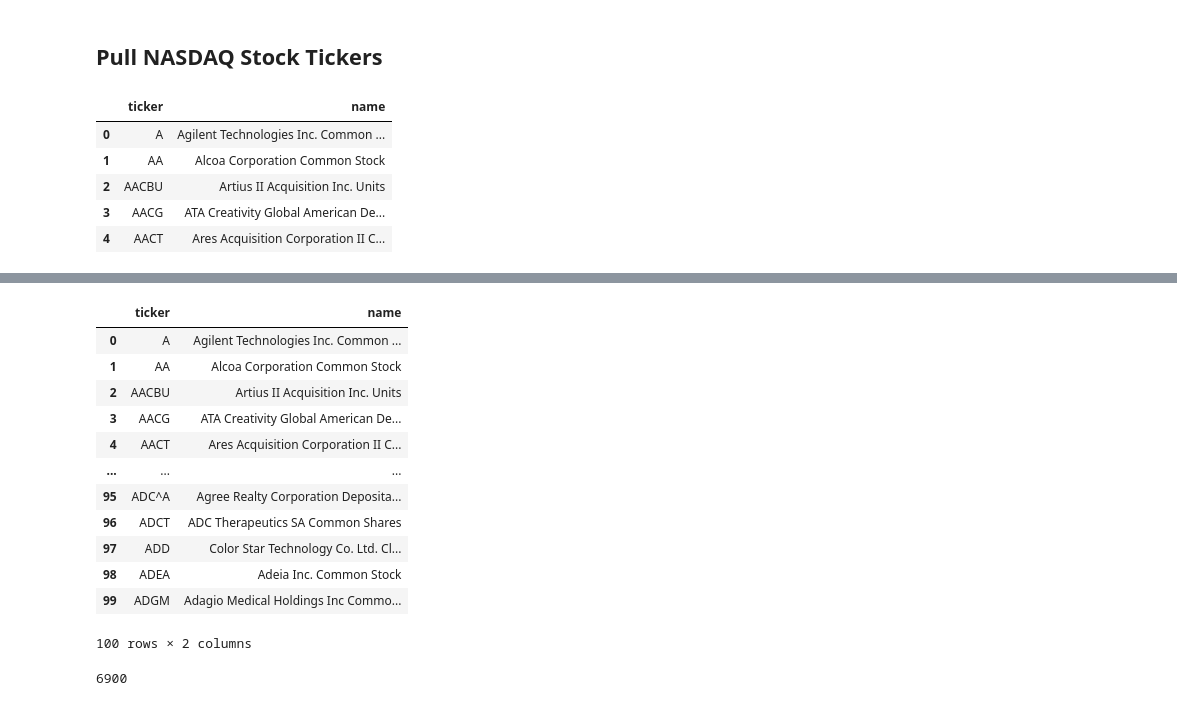
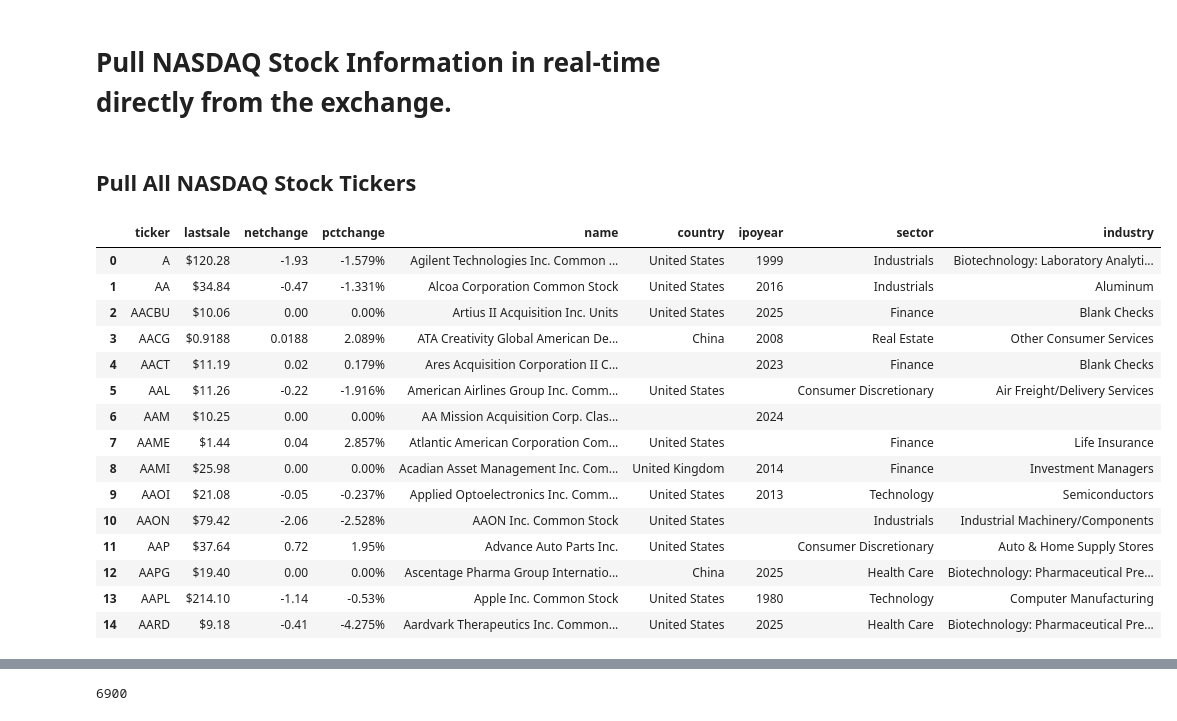
Before and after one commit to AaronNHorvitz/AutoTrader, a Jupyter notebook: Sandbox/test_notebook.ipynb, the cells around one changed output, grey strips where cells are left out. Cells and saved outputs as stored; diff of their text form; code cells hidden in the pictures.

```diff
--- a/Sandbox/test_notebook.ipynb
+++ b/Sandbox/test_notebook.ipynb
@@ -1,35 +1,47 @@
+# %% [markdown]
+# Pull NASDAQ Stock Information in real-time directly from the exchange.
 # %%
 import pandas as pd
 import requests
 # %% [markdown]
-## Pull NASDAQ Stock Tickers
+## Pull All NASDAQ Stock Tickers
 # %%
-# NASDAQ API URL (working guess)
+# NASDAQ API URL (working guess after massive trial and error)
 url = "https://api.nasdaq.com/api/screener/stocks?tableonly=true&limit=0&offset=0&download=true"
 headers = {"User-Agent": "Mozilla/5.0 (Windows NT 10.0; Win64; x64) Chrome/110.0.0.0 Safari/537.36"}
 
 # Fetch JSON data
 response = requests.get(url, headers=headers)
 if response.status_code == 200:
     json_data = response.json()
 
     # Extract rows into DataFrame
     df = pd.DataFrame(json_data["data"]["rows"])
 
     # Select ticker and name (add more columns later if needed)
-    df = df[["symbol", "name"]]
-    df.columns = ["ticker", "name"]
+    df = df[["symbol", "lastsale", "netchange", "pctchange", "name","country","ipoyear","sector","industry"]]
+    df.columns = ["ticker", "lastsale", "netchange", "pctchange", "name","country","ipoyear","sector","industry"]
 
 else:
     print(f"Failed: {response.status_code}")
     exit()
 
-display(df.head())
-display(df.tail())
+display(df.head(15))
+display(df.tail(15))
 # %% [output]
-|  | ticker | name |
-| 0 | A | Agilent Technologies Inc. Common ... |
-| 1 | AA | Alcoa Corporation Common Stock |
-| 2 | AACBU | Artius II Acquisition Inc. Units |
-| 3 | AACG | ATA Creativity Global American De... |
-| 4 | AACT | Ares Acquisition Corporation II C... |
+|  | ticker | lastsale | netchange | pctchange | name | country | ipoyear | sector | industry |
+| 0 | A | $120.28 | -1.93 | -1.579% | Agilent Technologies Inc. Common ... | United States | 1999 | Industrials | Biotechnology: Laboratory Analyti... |
+| 1 | AA | $34.84 | -0.47 | -1.331% | Alcoa Corporation Common Stock | United States | 2016 | Industrials | Aluminum |
+| 2 | AACBU | $10.06 | 0.00 | 0.00% | Artius II Acquisition Inc. Units | United States | 2025 | Finance | Blank Checks |
+| 3 | AACG | $0.9188 | 0.0188 | 2.089% | ATA Creativity Global American De... | China | 2008 | Real Estate | Other Consumer Services |
+| 4 | AACT | $11.19 | 0.02 | 0.179% | Ares Acquisition Corporation II C... |  | 2023 | Finance | Blank Checks |
+| 5 | AAL | $11.26 | -0.22 | -1.916% | American Airlines Group Inc. Comm... | United States |  | Consumer Discretionary | Air Freight/Delivery Services |
+| 6 | AAM | $10.25 | 0.00 | 0.00% | AA Mission Acquisition Corp. Clas... |  | 2024 |  |  |
+| 7 | AAME | $1.44 | 0.04 | 2.857% | Atlantic American Corporation Com... | United States |  | Finance | Life Insurance |
+| 8 | AAMI | $25.98 | 0.00 | 0.00% | Acadian Asset Management Inc. Com... | United Kingdom | 2014 | Finance | Investment Managers |
+| 9 | AAOI | $21.08 | -0.05 | -0.237% | Applied Optoelectronics Inc. Comm... | United States | 2013 | Technology | Semiconductors |
+| 10 | AAON | $79.42 | -2.06 | -2.528% | AAON Inc. Common Stock | United States |  | Industrials | Industrial Machinery/Components |
+| 11 | AAP | $37.64 | 0.72 | 1.95% | Advance Auto Parts Inc. | United States |  | Consumer Discretionary | Auto & Home Supply Stores |
+| 12 | AAPG | $19.40 | 0.00 | 0.00% | Ascentage Pharma Group Internatio... | China | 2025 | Health Care | Biotechnology: Pharmaceutical Pre... |
+| 13 | AAPL | $214.10 | -1.14 | -0.53% | Apple Inc. Common Stock | United States | 1980 | Technology | Computer Manufacturing |
+| 14 | AARD | $9.18 | -0.41 | -4.275% | Aardvark Therapeutics Inc. Common... | United States | 2025 | Health Care | Biotechnology: Pharmaceutical Pre... |
@@ -42,19 +64,3 @@ display(df.tail())
-# %%
-df.head(100)
-# %% [output]
-|  | ticker | name |
-| 0 | A | Agilent Technologies Inc. Common ... |
-| 1 | AA | Alcoa Corporation Common Stock |
-| 2 | AACBU | Artius II Acquisition Inc. Units |
-| 3 | AACG | ATA Creativity Global American De... |
-| 4 | AACT | Ares Acquisition Corporation II C... |
-| ... | ... | ... |
-| 95 | ADC^A | Agree Realty Corporation Deposita... |
-| 96 | ADCT | ADC Therapeutics SA Common Shares |
-| 97 | ADD | Color Star Technology Co. Ltd. Cl... |
-| 98 | ADEA | Adeia Inc. Common Stock |
-| 99 | ADGM | Adagio Medical Holdings Inc Commo... |
-100 rows × 2 columns
 # %%
 len(df)
 # %% [output]
```
Also changed, not shown: parts of 2 cells of this notebook, 7 other files.
